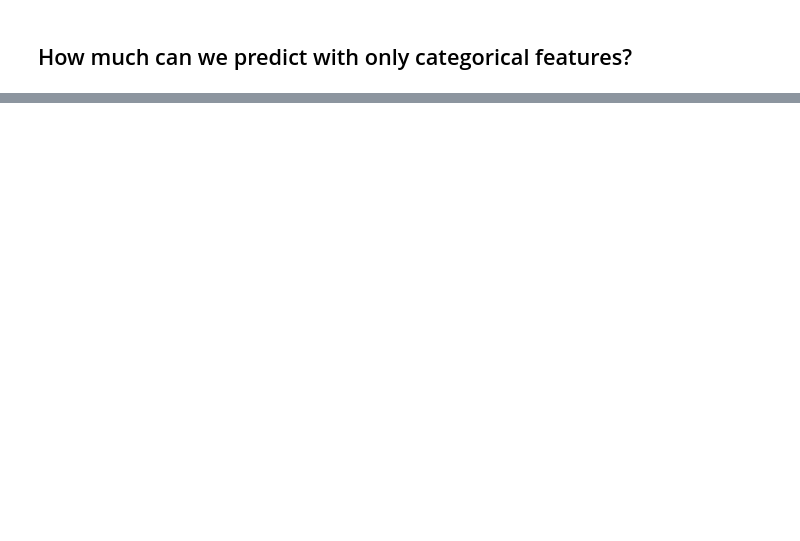
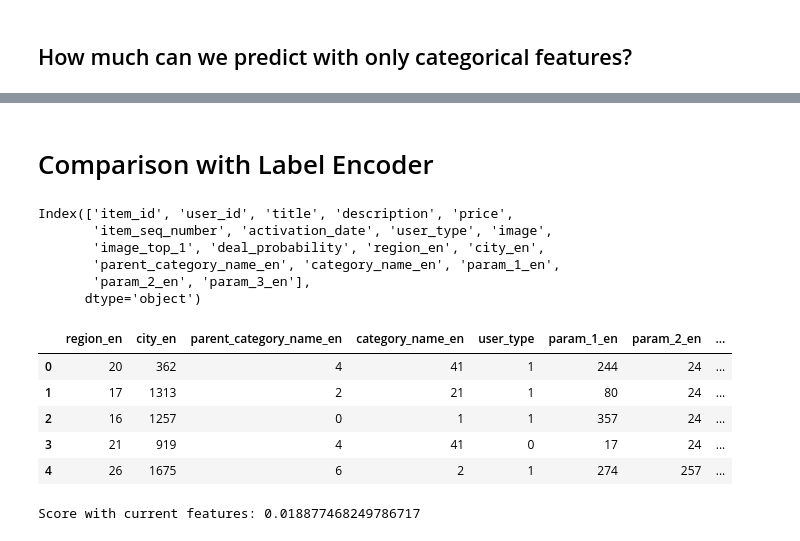
Before and after one commit to MiguelNiblock/Deep-NLP_Predicting-Ad-Demand, a Jupyter notebook: Categorical Features.ipynb, the cells around one changed output, grey strips where cells are left out. Drawn from its saved outputs; the diff is of its cells as text; code cells hidden in the pictures; blank space fills up the shorter version.

```diff
--- a/Categorical Features.ipynb
+++ b/Categorical Features.ipynb
@@ -863,4 +867,0 @@ print(test_features.shape)
-# %%
-for var in cat_vars:
-    train.drop(var,axis=1,inplace=True)
-    test.drop(var,axis=1,inplace=True)
@@ -955,0 +947,36 @@ Score with current features: 0.16618823247004413
+# %% [markdown]
+# Comparison with Label Encoder
+# %%
+new_features = pd.DataFrame(index=train.index)
+# %%
+train.columns
+# %% [output]
+Index(['item_id', 'user_id', 'title', 'description', 'price',
+       'item_seq_number', 'activation_date', 'user_type', 'image',
+       'image_top_1', 'deal_probability', 'region_en', 'city_en',
+       'parent_category_name_en', 'category_name_en', 'param_1_en',
+       'param_2_en', 'param_3_en'],
+      dtype='object')
+# %%
+# Label encode the categorical variables #
+cat_vars = ["region_en", "city_en", "parent_category_name_en", "category_name_en", "user_type", "param_1_en", "param_2_en", "param_3_en"]
+for col in cat_vars:
+    lbl = preprocessing.LabelEncoder()
+    lbl.fit(list(train[col].values.astype('str')) + list(test[col].values.astype('str')))
+    new_features[col] = lbl.transform(list(train[col].values.astype('str')))
+    #test_df[col] = lbl.transform(list(test_df[col].values.astype('str')))
+# %%
+new_features.head()
+# %% [output]
+|  | region_en | city_en | parent_category_name_en | category_name_en | user_type | param_1_en | param_2_en | ... |
+| 0 | 20 | 362 | 4 | 41 | 1 | 244 | 24 | ... |
+| 1 | 17 | 1313 | 2 | 21 | 1 | 80 | 24 | ... |
+| 2 | 16 | 1257 | 0 | 1 | 1 | 357 | 24 | ... |
+| 3 | 21 | 919 | 4 | 41 | 0 | 17 | 24 | ... |
+| 4 | 26 | 1675 | 6 | 2 | 1 | 274 | 257 | ... |
+# %%
+cv = model_selection.cross_val_score(model,new_features,train.deal_probability,cv=3)
+score = np.mean(cv)
+print('Score with current features:',score)
+# %% [output]
+Score with current features: 0.018877468249786717
```
Also changed, not shown: parts of 43 cells of this notebook.
